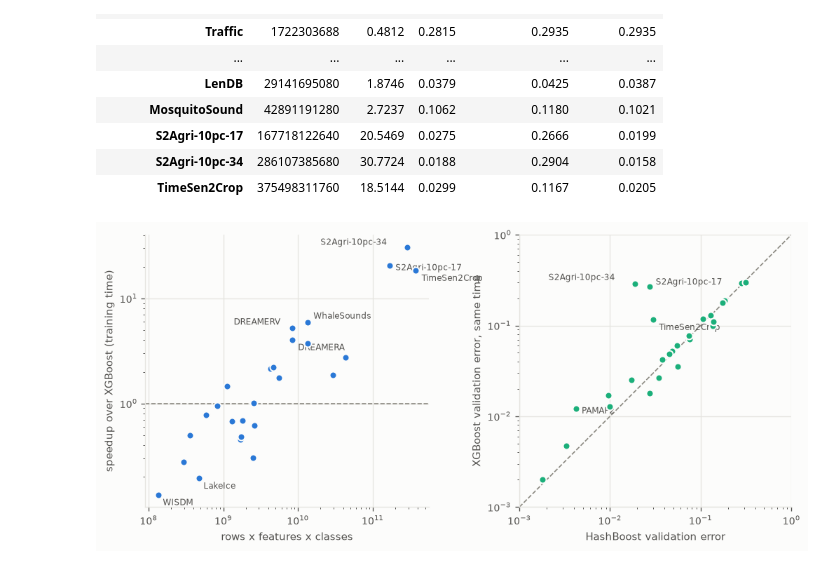
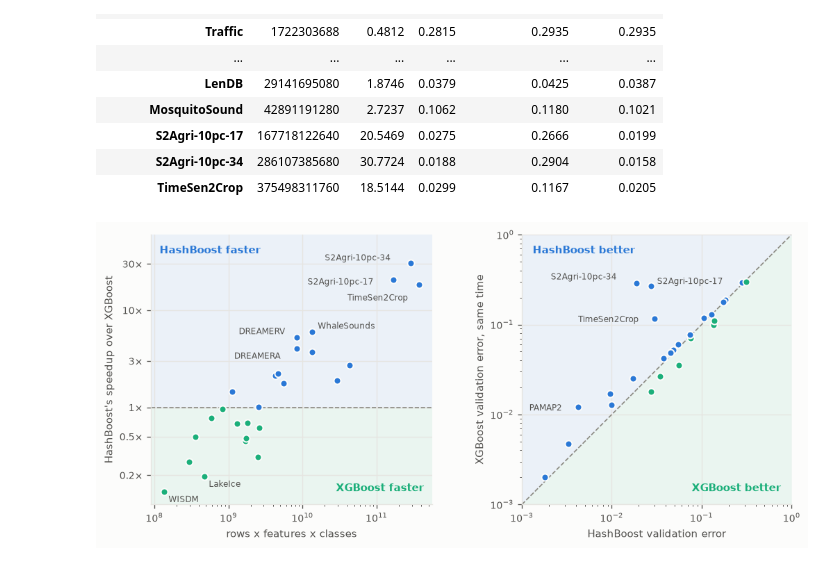
Before and after one commit to minip8/FIT2082, a Jupyter notebook: notebooks/monster.ipynb, the cells around one changed output. Drawn from its saved outputs; the diff is of its cells as text; code cells hidden in the pictures.

```diff
--- a/notebooks/monster.ipynb
+++ b/notebooks/monster.ipynb
@@ -555,69 +557,107 @@ time-matched: HashBoost lower on 19/26, geo ratio XGBoost/HashBoost 1.35
 | S2Agri-10pc-34 | 286107385680 | 30.7724 | 0.0188 | 0.2904 | 0.0158 |
 | TimeSen2Crop | 375498311760 | 18.5144 | 0.0299 | 0.1167 | 0.0205 |
 # %%
+from matplotlib.ticker import FixedLocator, FuncFormatter, NullLocator
+
 fig, axes = plt.subplots(1, 2, figsize=(10.0, 4.2), gridspec_kw={"wspace": 0.3})
+HB, XGB = COLOURS["hashboost"], COLOURS["xgboost"]
+TINT = 0.08
+
+
+def region_label(ax, x, y, text, colour, **kwargs):
+    """Name a shaded region in its own colour, so the plot reads without the caption."""
+
+    ax.text(
+        x,
+        y,
+        text,
+        transform=ax.transAxes,
+        fontsize=9,
+        fontweight="bold",
+        color=colour,
+        zorder=5,
+        **kwargs,
+    )
+
 
 # label offsets in points, so the crowded top-right points stay legible
 LEFT = {
     "S2Agri-10pc-34": (-74, 2),
-    "S2Agri-10pc-17": (5, -4),
-    "TimeSen2Crop": (5, -9),
+    "S2Agri-10pc-17": (-74, -4),
+    "TimeSen2Crop": (-62, -14),
     "WhaleSounds": (5, 3),
     "DREAMERV": (-50, 3),
-    "DREAMERA": (5, -9),
+    "DREAMERA": (-54, -9),
 }
 RIGHT = {
     "S2Agri-10pc-34": (-74, 3),
     "S2Agri-10pc-17": (5, 2),
-    "TimeSen2Crop": (5, -9),
-    "PAMAP2": (5, -4),
+    "TimeSen2Crop": (-66, -3),
+    "PAMAP2": (-42, -3),
 }
 
+# left: training speedup. Above 1 HashBoost trained faster.
 ax = axes[0]
+ax.set_xscale("log")
+ax.set_yscale("log")
+ax.set_ylim(0.1, 60)
+ax.axhspan(1, 60, color=HB, alpha=TINT, lw=0, zorder=0)
+ax.axhspan(0.1, 1, color=XGB, alpha=TINT, lw=0, zorder=0)
 ax.axhline(1, color=MUTED, lw=1, ls="--", zorder=1)
 for dataset, r in speed.iterrows():
-    dot(ax, r["cost"], r["speedup"], COLOURS["hashboost"])
+    dot(ax, r["cost"], r["speedup"], HB if r["speedup"] > 1 else XGB)
     if r["speedup"] > 4 or r["speedup"] < 0.25:
         ax.annotate(
             dataset,
             (r["cost"], r["speedup"]),
             fontsize=7,
             color=INK_2,
             xytext=LEFT.get(dataset, (4, -9)),
             textcoords="offset points",
         )
-ax.set_xscale("log")
-ax.set_yscale("log")
+ax.yaxis.set_major_locator(FixedLocator([0.2, 0.5, 1, 3, 10, 30]))
+ax.yaxis.set_minor_locator(NullLocator())
+ax.yaxis.set_major_formatter(FuncFormatter(lambda v, _: f"{v:g}×"))
+region_label(ax, 0.03, 0.96, "HashBoost faster", HB, ha="left", va="top")
+region_label(ax, 0.97, 0.04, "XGBoost faster", XGB, ha="right", va="bottom")
 finish(
     ax,
     xlabel="rows x features x classes",
-    ylabel="speedup over XGBoost (training time)",
+    ylabel="HashBoost's speedup over XGBoost",
 )
 
+# right: error at equal time. Above the diagonal XGBoost's error is the higher one.
 ax = axes[1]
-ax.plot([1e-3, 1], [1e-3, 1], color=MUTED, lw=1, ls="--", zorder=1)
-for dataset, r in speed.iterrows():
-    dot(ax, r["hb_va"], r["xgb_va_matched"], COLOURS["xgboost"])
+ax.set_xscale("log")
+ax.set_yscale("log")
+ax.set_xlim(1e-3, 1)
+ax.set_ylim(1e-3, 1)
+ax.set_aspect("equal")
+edge = np.array([1e-3, 1])
+ax.fill_between(edge, edge, 1, color=HB, alpha=TINT, lw=0, zorder=0)
+ax.fill_between(edge, 1e-3, edge, color=XGB, alpha=TINT, lw=0, zorder=0)
+ax.plot(edge, edge, color=MUTED, lw=1, ls="--", zorder=1)
+matched = speed.dropna(subset=["xgb_va_matched"])
+for dataset, r in matched.iterrows():
+    hb_wins = r["xgb_va_matched"] > r["hb_va"]
+    dot(ax, r["hb_va"], r["xgb_va_matched"], HB if hb_wins else XGB)
     if r["xgb_va_matched"] / r["hb_va"] > 2.5:
         ax.annotate(
             dataset,
             (r["hb_va"], r["xgb_va_matched"]),
             fontsize=7,
             color=INK_2,
             xytext=RIGHT.get(dataset, (4, -9)),
             textcoords="offset points",
         )
-ax.set_xscale("log")
-ax.set_yscale("log")
-ax.set_xlim(1e-3, 1)
-ax.set_ylim(1e-3, 1)
-ax.set_aspect("equal")
+region_label(ax, 0.04, 0.96, "HashBoost better", HB, ha="left", va="top")
+region_label(ax, 0.96, 0.04, "XGBoost better", XGB, ha="right", va="bottom")
 finish(
     ax,
     xlabel="HashBoost validation error",
     ylabel="XGBoost validation error, same time",
 )
 
-fig.savefig(FIGURES / "monster_speed.pdf", bbox_inches="tight")
+save(fig, "monster_speed")
 # %% [output]
-[figure, old version]
+[figure, new version]
```
Also changed, not shown: parts of 1 cell of this notebook, 2 other files.
